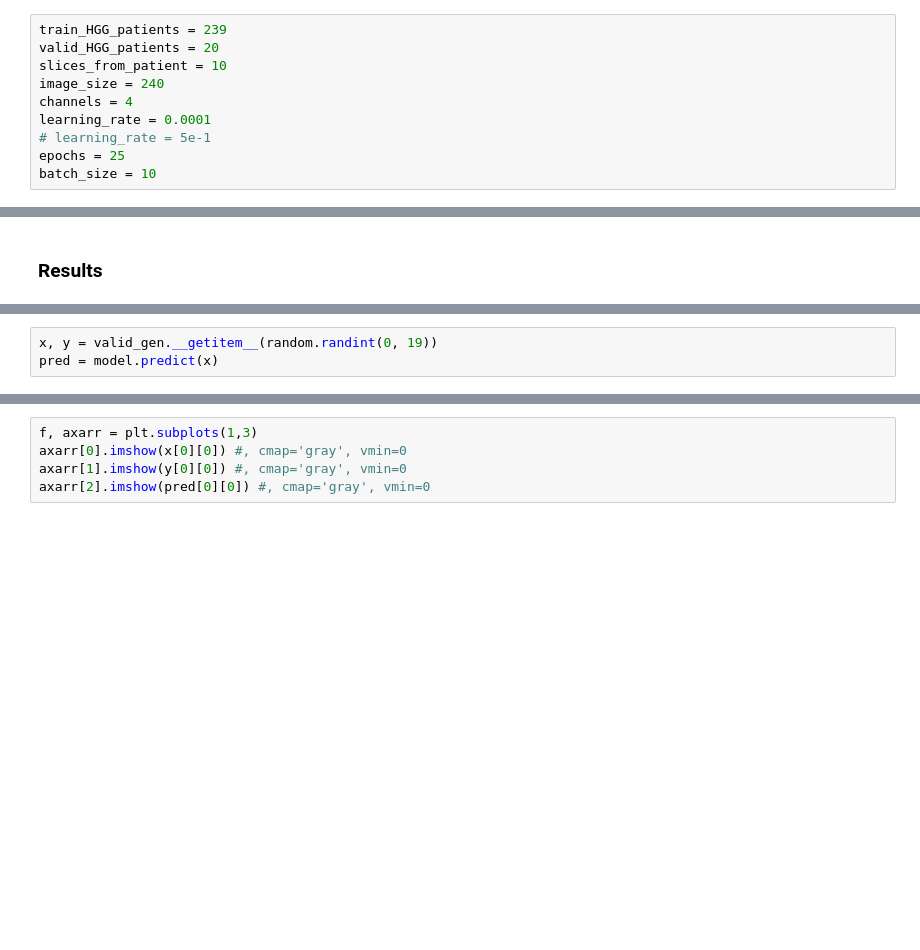
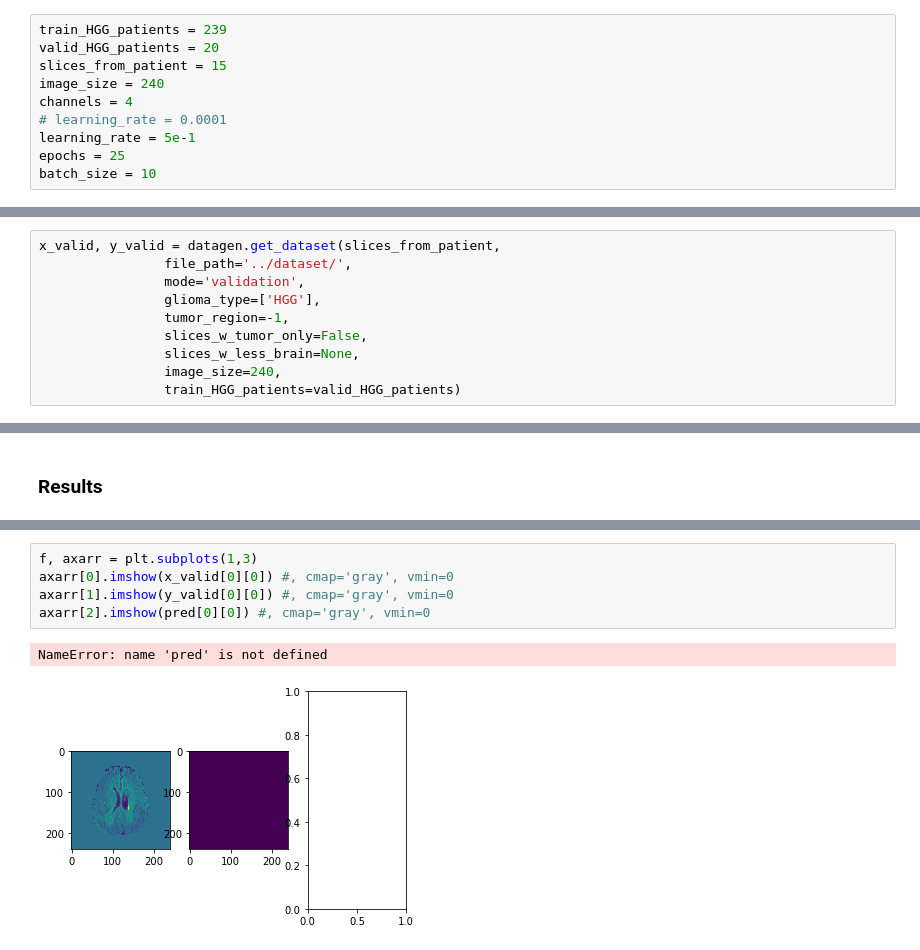
Before and after one commit to Janowie/unet_segmentation, a Jupyter notebook: new_sequence_data_gen.ipynb, the cells around one changed output, grey strips where cells are left out. Drawn from its saved outputs; the diff is of its cells as text; blank space fills up the shorter version.

```diff
--- a/new_sequence_data_gen.ipynb
+++ b/new_sequence_data_gen.ipynb
@@ -61,10 +32,10 @@ axarr[1].imshow(y_train[i][0]) #, cmap='gray', vmin=0
 # %%
 train_HGG_patients = 239
 valid_HGG_patients = 20
-slices_from_patient = 10
+slices_from_patient = 15
 image_size = 240
 channels = 4
-learning_rate = 0.0001
-# learning_rate = 5e-1
+# learning_rate = 0.0001
+learning_rate = 5e-1
 epochs = 25
 batch_size = 10
@@ -70,0 +56,10 @@ batch_size = 10
+# %%
+x_valid, y_valid = datagen.get_dataset(slices_from_patient,
+                file_path='../dataset/',
+                mode='validation',
+                glioma_type=['HGG'],
+                tumor_region=-1,
+                slices_w_tumor_only=False,
+                slices_w_less_brain=None,
+                image_size=240,
+                train_HGG_patients=valid_HGG_patients)
@@ -189,3 +218,0 @@ plt.show()
-# %%
-x, y = valid_gen.__getitem__(random.randint(0, 19))
-pred = model.predict(x)
@@ -192,5 +226,8 @@ pred = model.predict(x)
 # %%
 f, axarr = plt.subplots(1,3)
-axarr[0].imshow(x[0][0]) #, cmap='gray', vmin=0
-axarr[1].imshow(y[0][0]) #, cmap='gray', vmin=0
+axarr[0].imshow(x_valid[0][0]) #, cmap='gray', vmin=0
+axarr[1].imshow(y_valid[0][0]) #, cmap='gray', vmin=0
 axarr[2].imshow(pred[0][0]) #, cmap='gray', vmin=0
+# %% [output]
+NameError: name 'pred' is not defined
+[figure, added]
```
Also changed, not shown: parts of 24 cells of this notebook, 1 other file.
